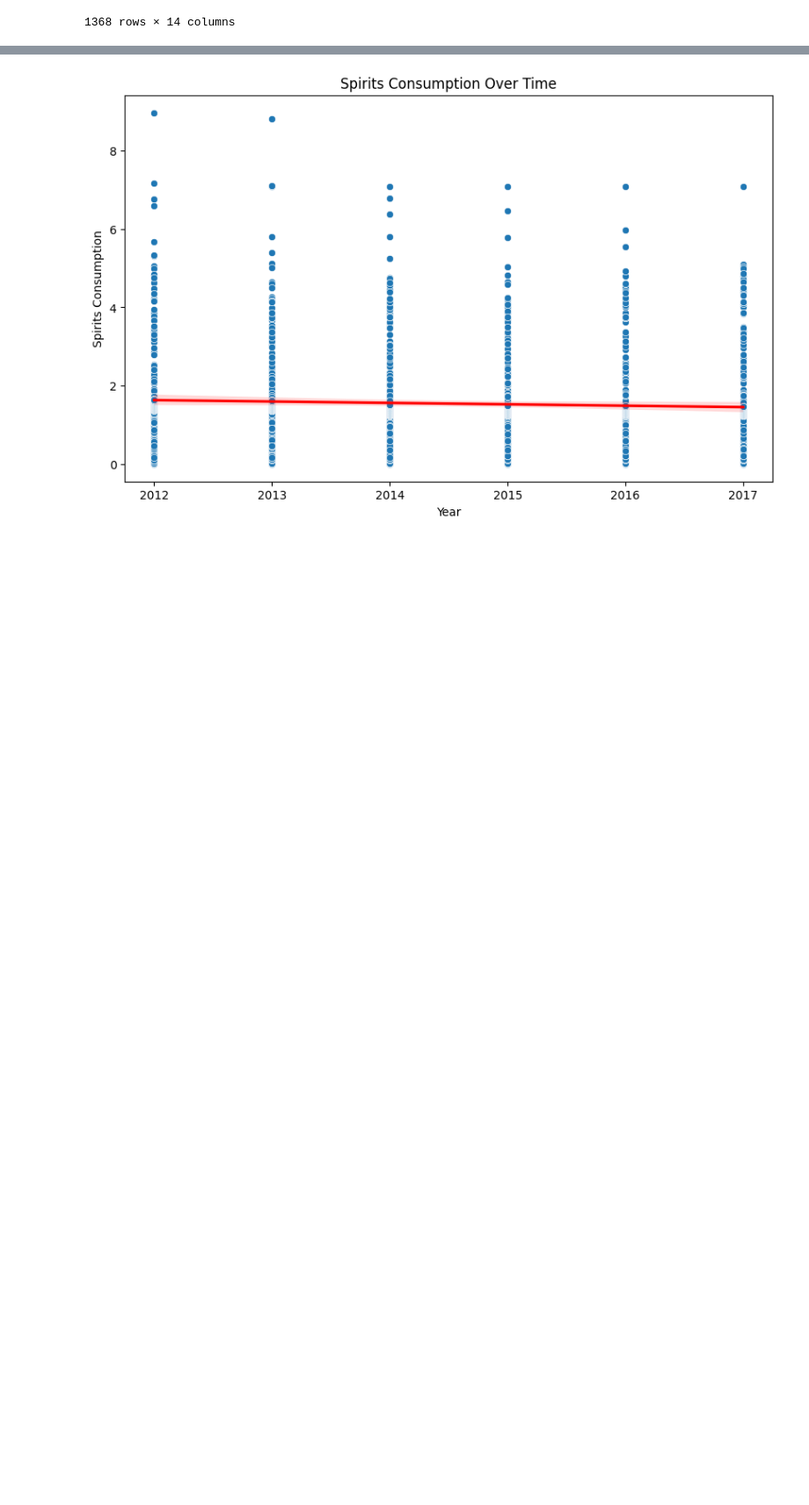
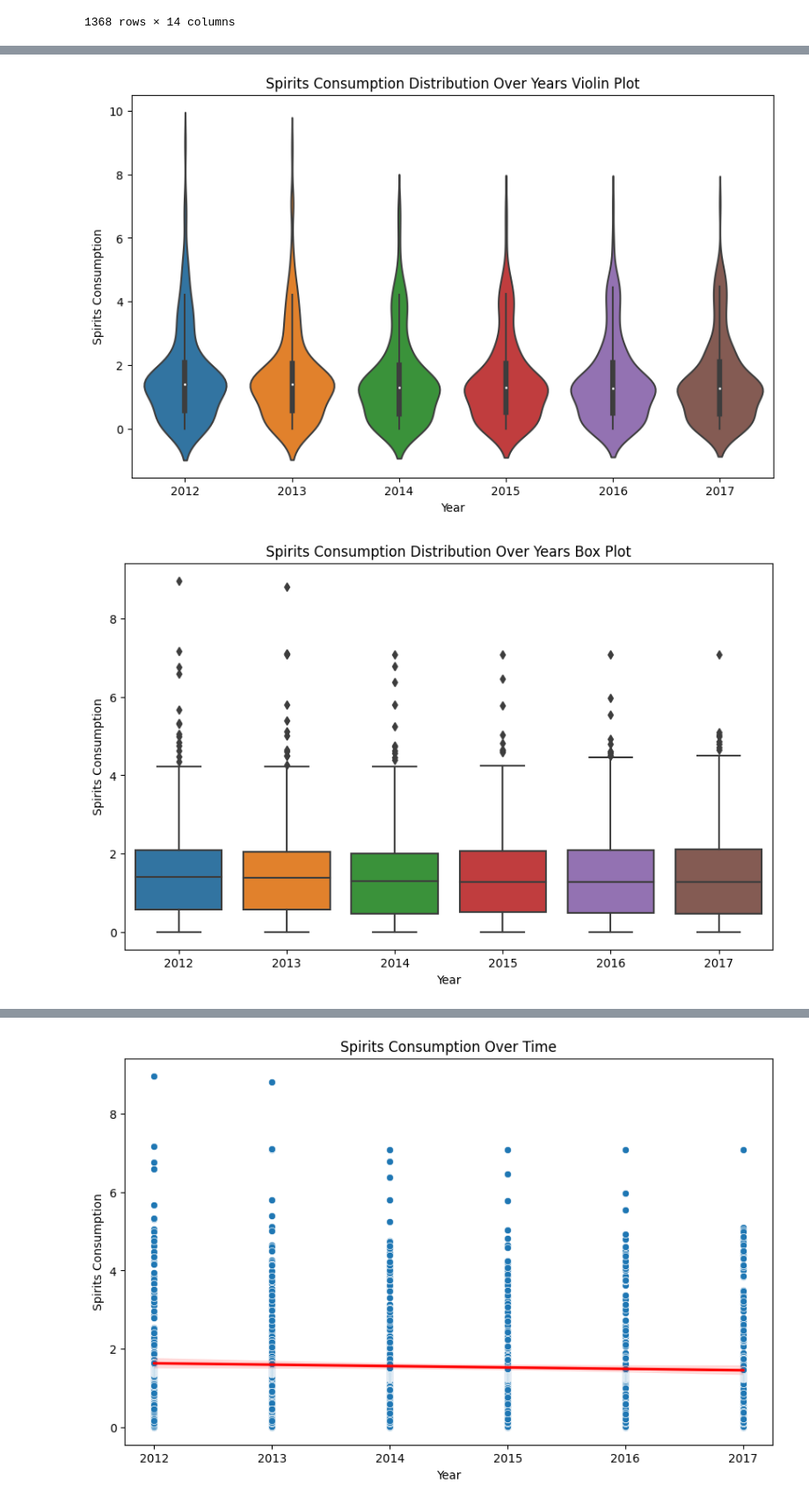
Before and after one commit to tulisamarth123/tulisamarth123.github.io, a Jupyter notebook: final_tutorial_notebook.ipynb, the cells around one changed output, grey strips where cells are left out. Shown at 88% size. Cells and saved outputs as stored; diff of their text form; code cells hidden in the pictures; blank space fills up the shorter version.

Commit message:
Adding data visualization graph function

```diff
--- a/final_tutorial_notebook.ipynb
+++ b/final_tutorial_notebook.ipynb
@@ -617,0 +621,41 @@ Percent of Missing Data: 0.0
+# %%
+def graph_feature(feature_name):
+    # Creates violin plot for given feature over time (2012-2017) using seaborn
+    plt.figure(figsize=(10, 6))
+    sns.violinplot(x="Year", y=feature_name, data=heart_disease_death_rates)
+    plt.title(feature_name + ' Distribution Over Years Violin Plot')
+    plt.show()
+
+    # Creates box plot for spirits consumption over time (2012-2017) using seaborn
+    plt.figure(figsize=(10, 6))
+    sns.boxplot(x="Year", y=feature_name, data=heart_disease_death_rates)
+    plt.title(feature_name + ' Distribution Over Years Box Plot')
+    plt.show()
+
+    # Computing mean feature value and plotting it over time (years from 2012-2017)
+    mean_annual_feature_values = []
+    years = heart_disease_death_rates['Year'].unique()
+    for year in years:
+        current_mean_feature_value = heart_disease_death_rates[heart_disease_death_rates['Year'] == year][feature_name].mean(axis = 0)
+        mean_annual_feature_values.append(current_mean_feature_value)
+
+    plt.plot(years, mean_annual_feature_values)
+    plt.xlabel('Year')
+    plt.ylabel('Mean ' + feature_name)
+    plt.title('Mean ' + feature_name + ' vs Year')
+    plt.show()
+
+   # Computing standard deviation of feature value and plotting it over time (years from 2012-2017)
+    stddev_annual_feature_values = []
+    for year in years:
+      current_stddev_feature_value = heart_disease_death_rates[heart_disease_death_rates['Year'] == year][feature_name].std(axis = 0)
+      stddev_annual_feature_values.append(current_stddev_feature_value)
+
+    plt.plot(years, stddev_annual_feature_values)
+    plt.xlabel('Year')
+    plt.ylabel('Standard Deviation of ' + feature_name)
+    plt.title('Standard Deviation of ' + feature_name + ' vs Year')
+    plt.show()
+
+    # Computing summary statistics for feature to show measures of central tendency and spread for that feature
+    print(heart_disease_death_rates[feature_name].describe())
@@ -617,0 +668,5 @@ Percent of Missing Data: 0.0
+# %%
+graph_feature('Spirits Consumption')
+# %% [output]
+[figure, added]
+[figure, added]
```
Also changed, not shown: parts of 16 cells of this notebook.
